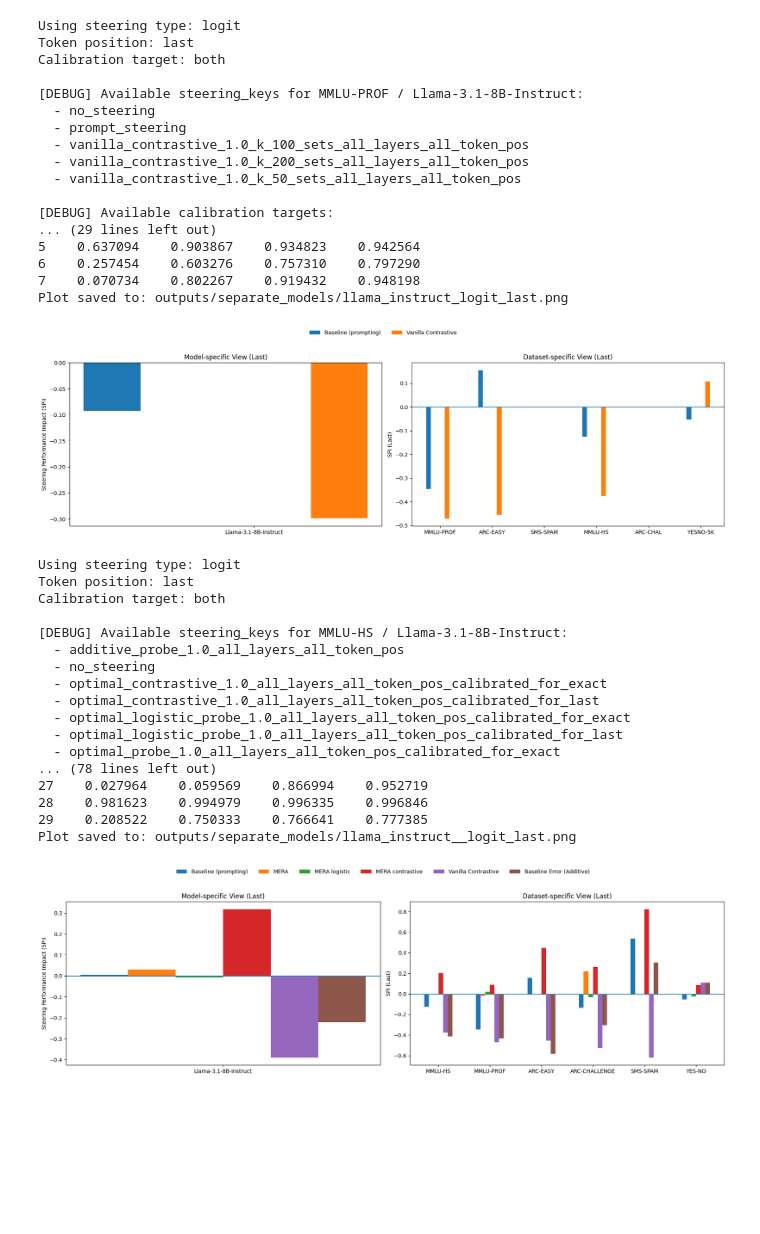
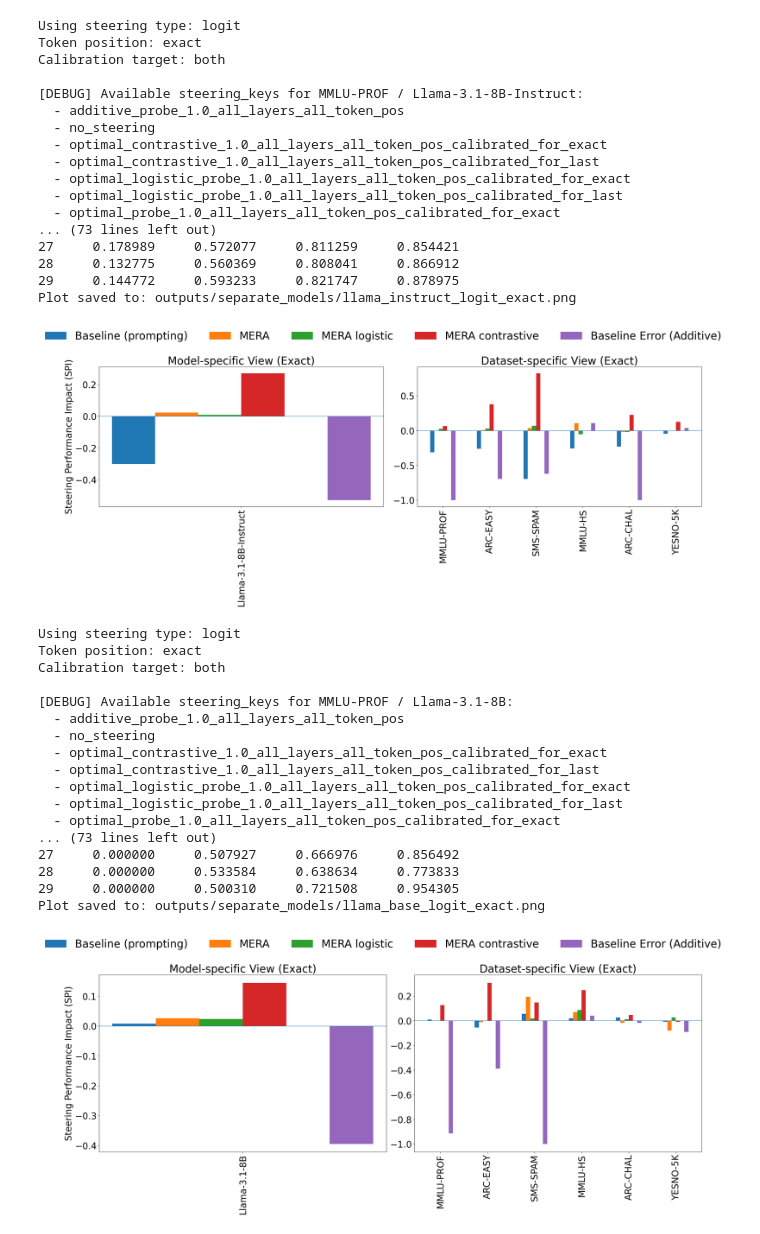
Before and after one commit to swiss-ai/apertus-probes, a Jupyter notebook: src/steering/read_steering_results.ipynb, the cells around one changed output. Drawn from its saved outputs; the diff is of its cells as text; code cells hidden in the pictures; blank space fills up the shorter version.

```diff
--- a/src/steering/read_steering_results.ipynb
+++ b/src/steering/read_steering_results.ipynb
@@ -31,7 +31,7 @@ from steering_analysis import (
     DEFAULT_METHODS,
 )
 # %%
-TOKEN_POS = "last"  # Options: "exact", "last"
+TOKEN_POS = "exact"  # Options: "exact", "last"
 PROBE_TYPE = "logit"  # Options: "logit", "linear"
 
 mixture_datasets = {
@@ -39,7 +39,7 @@ mixture_datasets = {
     "ARC-EASY": "ARC-Easy_steered_on_ARC-Easy",
     "SMS-SPAM": "sms_spam_steered_on_sms_spam",
     "MMLU-HS": "mmlu_high_school_steered_on_mmlu_high_school",
-    "ARC-CHAL": "ARC-Challange_steered_on_ARC-Challenge",
+    "ARC-CHAL": "ARC-Challenge_steered_on_ARC-Challenge",
     "YESNO-5K": "sujet_finance_yesno_5k_steered_on_sujet_finance_yesno_5k",
 }
 # SEPARATE MODELS
@@ -56,13 +56,6 @@ res_comparison = analyze_steering_results(
     save_path=f"outputs/separate_models/llama_instruct_{PROBE_TYPE}_{TOKEN_POS}.png"
 )
 
-res_comparison = analyze_steering_results(
-    models=custom_models,
-    token_position=TOKEN_POS,
-    steering_type=PROBE_TYPE,
-    plot=True,
-    save_path=f"outputs/separate_models/llama_instruct__{PROBE_TYPE}_{TOKEN_POS}.png"
-)
 
 
 # LLAMA BASE
@@ -71,6 +64,7 @@ custom_models = {
 }
 res_comparison = analyze_steering_results(
     models=custom_models,
+    datasets=mixture_datasets,
     token_position=TOKEN_POS,
     steering_type=PROBE_TYPE,
     plot=True,
@@ -82,51 +76,53 @@ custom_models = {
     "Apertus-8B-Instruct": "Apertus-8B-Instruct-2509",
 }
 
 res_comparison = analyze_steering_results(
     models=custom_models,
+    datasets=mixture_datasets,
     token_position=TOKEN_POS,
     steering_type=PROBE_TYPE,
     plot=True,
     save_path=f"outputs/separate_models/apertus_instruct_{PROBE_TYPE}_{TOKEN_POS}.png"
 )
 
 # APERTUS BASE
 custom_models = {
     "Apertus-8B": "Apertus-8B-2509",
 }
 
 
 res_comparison = analyze_steering_results(
     models=custom_models,
+    datasets=mixture_datasets,
     token_position=TOKEN_POS,
     steering_type=PROBE_TYPE,
     plot=True,
     save_path=f"outputs/separate_models/apertus_base_{PROBE_TYPE}_{TOKEN_POS}.png"
 )
 # %% [output]
 Using steering type: logit
-Token position: last
+Token position: exact
 Calibration target: both
 
 [DEBUG] Available steering_keys for MMLU-PROF / Llama-3.1-8B-Instruct:
+  - additive_probe_1.0_all_layers_all_token_pos
   - no_steering
-  - prompt_steering
-  - vanilla_contrastive_1.0_k_100_sets_all_layers_all_token_pos
-  - vanilla_contrastive_1.0_k_200_sets_all_layers_all_token_pos
-  - vanilla_contrastive_1.0_k_50_sets_all_layers_all_token_pos
-
-[DEBUG] Available calibration targets:
-... (29 lines left out)
-5    0.637094    0.903867    0.934823    0.942564
-6    0.257454    0.603276    0.757310    0.797290
-7    0.070734    0.802267    0.919432    0.948198
-Plot saved to: outputs/separate_models/llama_instruct_logit_last.png
+  - optimal_contrastive_1.0_all_layers_all_token_pos_calibrated_for_exact
+  - optimal_contrastive_1.0_all_layers_all_token_pos_calibrated_for_last
+  - optimal_logistic_probe_1.0_all_layers_all_token_pos_calibrated_for_exact
+  - optimal_logistic_probe_1.0_all_layers_all_token_pos_calibrated_for_last
+  - optimal_probe_1.0_all_layers_all_token_pos_calibrated_for_exact
+... (73 lines left out)
+27     0.178989     0.572077     0.811259     0.854421
+28     0.132775     0.560369     0.808041     0.866912
+29     0.144772     0.593233     0.821747     0.878975
+Plot saved to: outputs/separate_models/llama_instruct_logit_exact.png
-[figure, old version]
+[figure, new version]
 Using steering type: logit
-Token position: last
+Token position: exact
 Calibration target: both
 
-[DEBUG] Available steering_keys for MMLU-HS / Llama-3.1-8B-Instruct:
+[DEBUG] Available steering_keys for MMLU-PROF / Llama-3.1-8B:
   - additive_probe_1.0_all_layers_all_token_pos
   - no_steering
   - optimal_contrastive_1.0_all_layers_all_token_pos_calibrated_for_exact
@@ -134,10 +130,10 @@ Calibration target: both
   - optimal_logistic_probe_1.0_all_layers_all_token_pos_calibrated_for_exact
   - optimal_logistic_probe_1.0_all_layers_all_token_pos_calibrated_for_last
   - optimal_probe_1.0_all_layers_all_token_pos_calibrated_for_exact
-... (78 lines left out)
-27    0.027964    0.059569    0.866994    0.952719
-28    0.981623    0.994979    0.996335    0.996846
-29    0.208522    0.750333    0.766641    0.777385
-Plot saved to: outputs/separate_models/llama_instruct__logit_last.png
+... (73 lines left out)
+27     0.000000     0.507927     0.666976     0.856492
+28     0.000000     0.533584     0.638634     0.773833
+29     0.000000     0.500310     0.721508     0.954305
+Plot saved to: outputs/separate_models/llama_base_logit_exact.png
-[figure, old version]
+[figure, new version]
 Using steering type: logit
```
Also changed, not shown: parts of 10 cells of this notebook, 1 other file.
